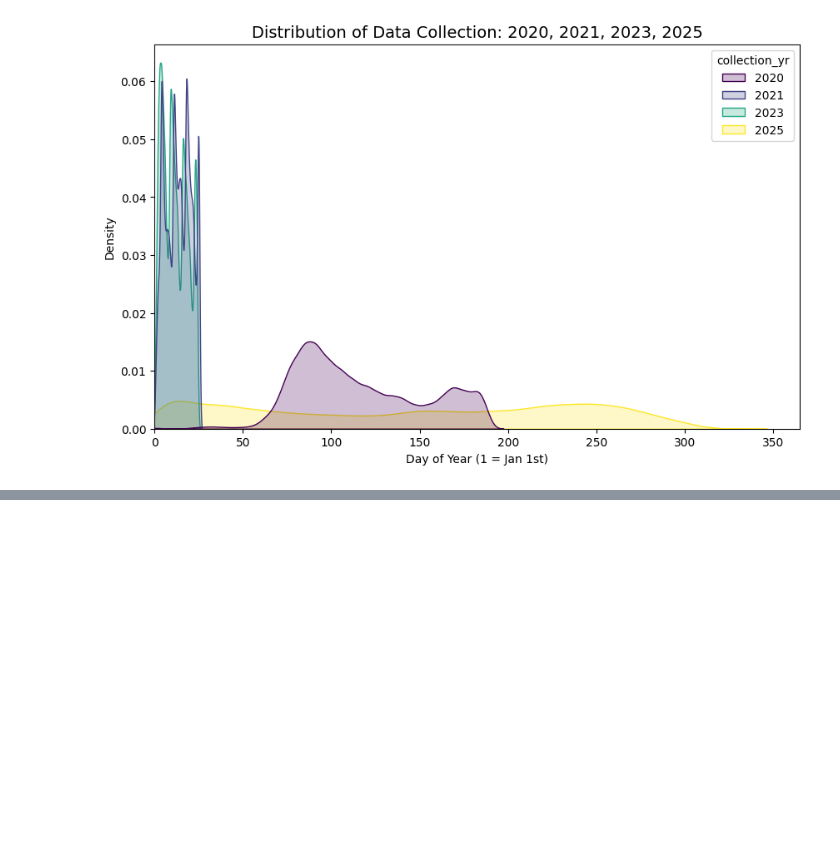
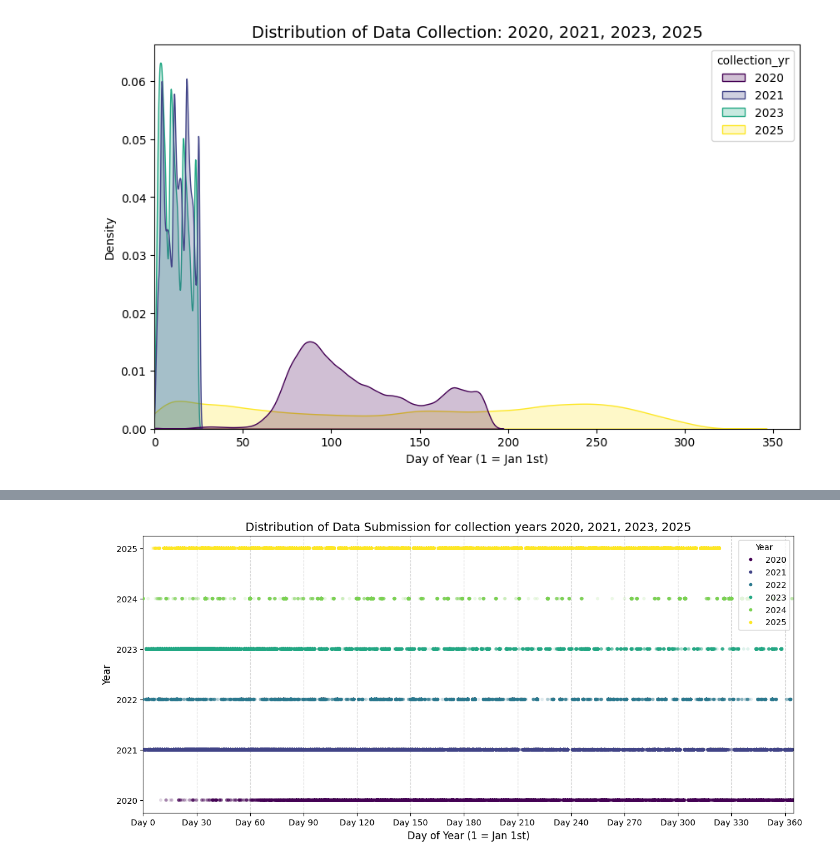
Before and after one commit to ASudu/EpiCoV_Summer25, a Jupyter notebook: src/compare_years.ipynb, the cells around one changed output, grey strips where cells are left out. Cells and saved outputs as stored; diff of their text form; code cells hidden in the pictures; blank space fills up the shorter version.

```diff
--- a/src/compare_years.ipynb
+++ b/src/compare_years.ipynb
@@ -116,0 +139,38 @@ plt.show()
+# %%
+plt.figure(figsize=(14, 6))
+
+# 3. Create Strip Plot
+    # TIP: We use .sample(frac=0.1) to plot only 10% of data for speed/clarity.
+    # If you want all data, remove .sample() but lower 'alpha' and 'size'.
+ax = sns.stripplot(
+    # data=df.sample(frac=0.1, random_state=42),
+    data=df,
+    x='submission_doy',
+    y='submission_yr',           # Categorical Y-axis separates the years
+    hue='submission_yr',         # Colors them differently
+    jitter=0.25,        # Adds random vertical noise so dots don't overlap perfectly
+    size=4,             # Keep dots small
+    alpha=0.15,          # High transparency to show density (darker = more data)
+    palette='viridis'
+)
+
+# plt.title("Timeline of Data Collection by Year (Strip Plot)", fontsize=14)
+plt.title("Distribution of Data Submission for collection years 2020, 2021, 2023, 2025", fontsize=14)
+plt.xlabel("Day of Year (1 = Jan 1st)", fontsize=12)
+plt.ylabel("Year", fontsize=12)
+plt.xlim(0, 365)  # Lock axis to full year
+plt.grid(True, axis='x', linestyle='--', alpha=0.5)
+
+plt.xticks(ticks=np.arange(0, 366, 30), labels=[f"Day {i}" for i in np.arange(0, 366, 30)])
+plt.legend(title='Year', loc='upper right')
+
+legend = ax.get_legend()
+
+# Loop through the legend handles (markers) and make them opaque
+if legend:
+    for handle in legend.legend_handles:
+        handle.set_alpha(1.0)  # 1.0 = Fully Opaque
+
+plt.show()
+# %% [output]
+[figure, added]
```
Also changed, not shown: parts of 3 cells of this notebook.
